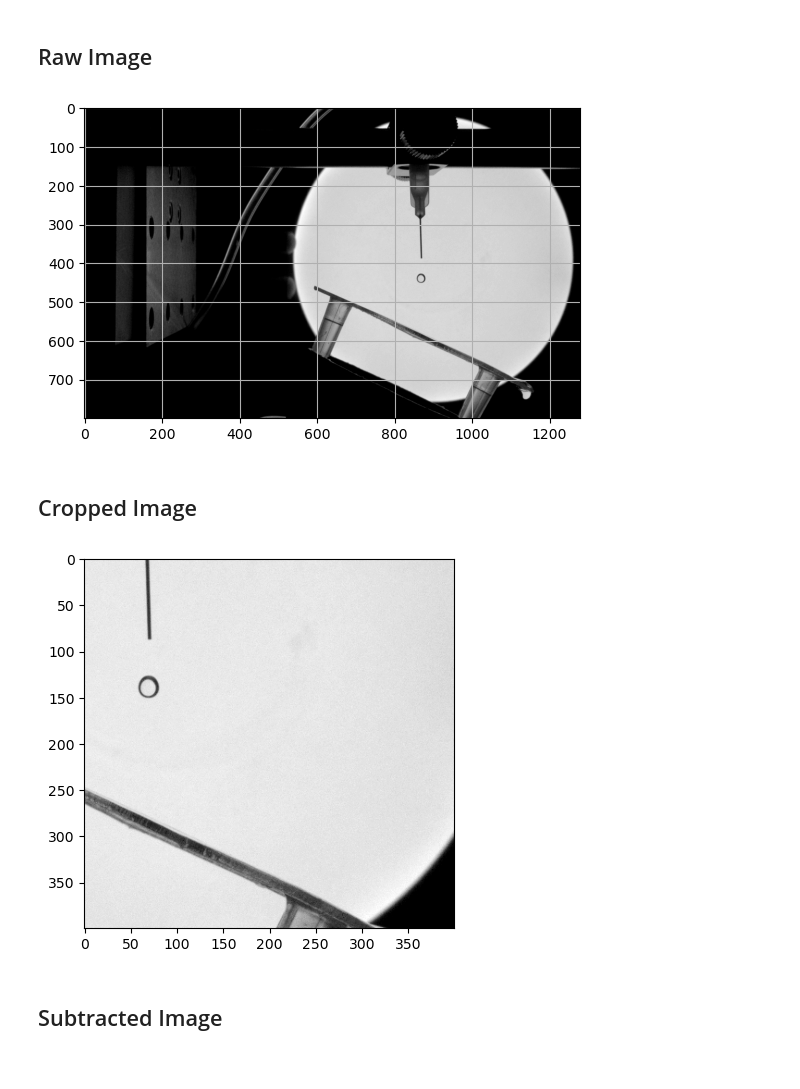
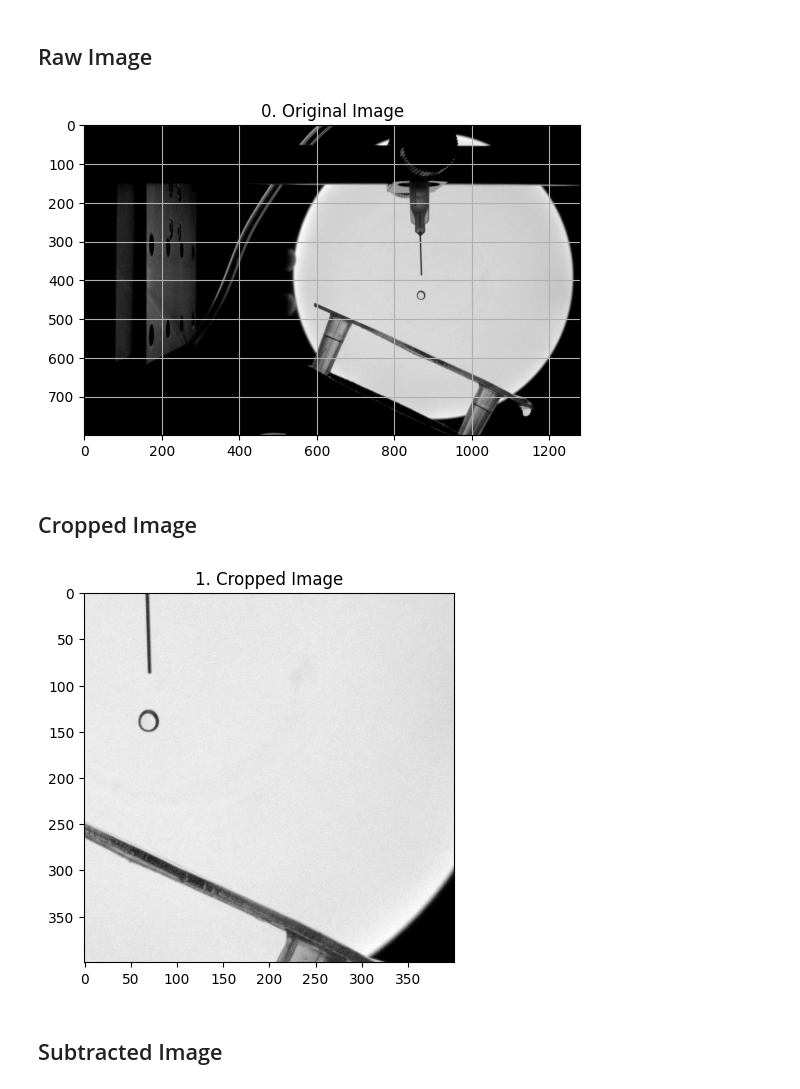
Before and after one commit to Hari31416/mini-project, a Jupyter notebook: presentations/second/images.ipynb, the cells around one changed output. Saved outputs shown, nothing was run; the diff lists cells and outputs as text; code cells hidden in the pictures.

Commit message:
creates individual images

```diff
--- a/presentations/second/images.ipynb
+++ b/presentations/second/images.ipynb
@@ -12,16 +12,20 @@ ref_image = "../../codes/ref_image.jpg"
 # %%
 image_array = plt.imread(image)
 ref_image_array = plt.imread(ref_image)
 plt.imshow(image_array, cmap='gray')
-plt.grid(True);
+plt.grid(True)
+plt.title("0. Original Image")
+plt.savefig("0.png")
 # %% [output]
-[figure, old version]
+[figure, new version]
 # %% [markdown]
 ## Cropped Image
 # %%
-plt.imshow(image_array[300:700, 800:1200], cmap='gray');
+plt.imshow(image_array[300:700, 800:1200], cmap='gray')
+plt.title("1. Cropped Image")
+plt.savefig("1.png")
 # %% [output]
-[figure, old version]
+[figure, new version]
 # %% [markdown]
 ## Subtracted Image
 # %%
```
Also changed, not shown: parts of 6 cells of this notebook, 6 other files.
